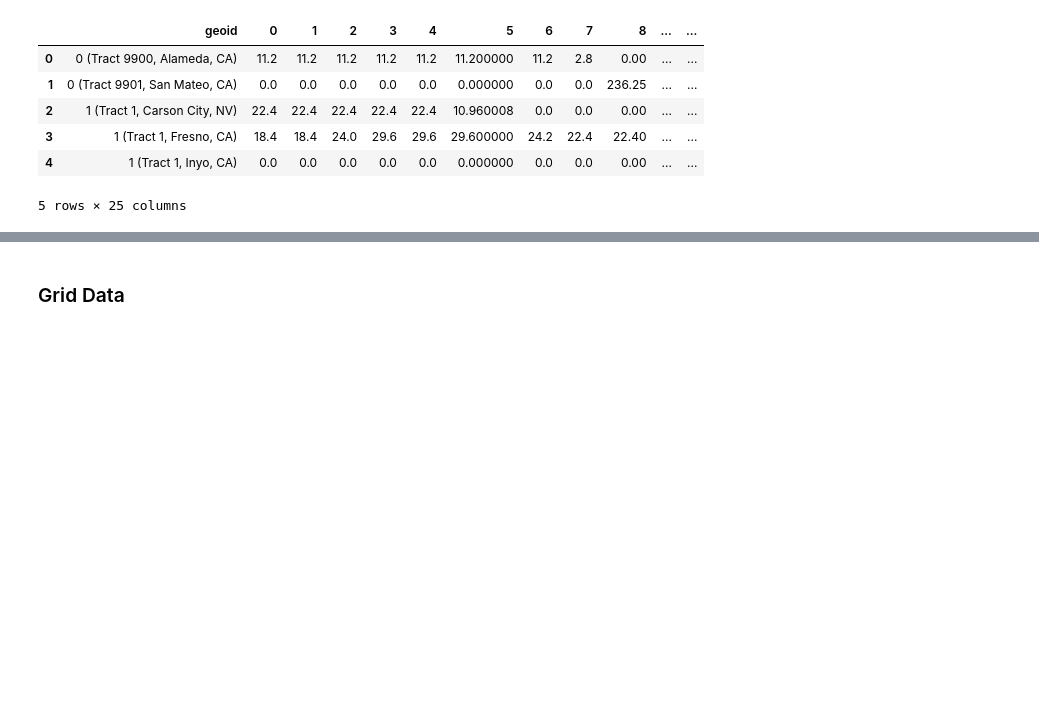
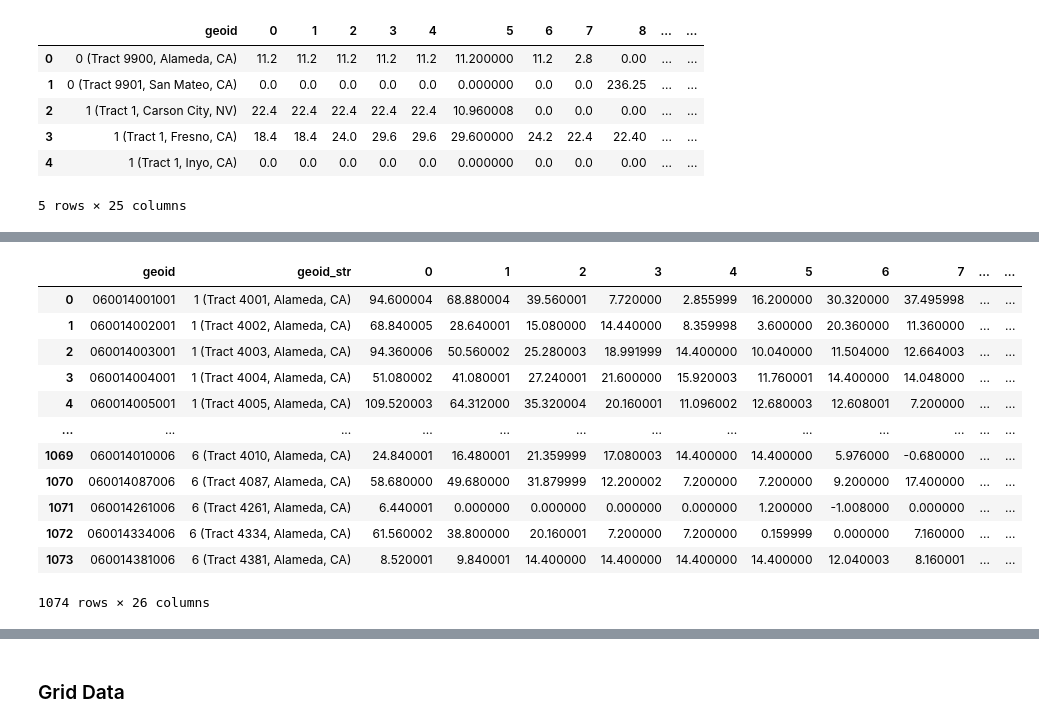
Before and after one commit to lazlop/OptimalChargerPlacement, a Jupyter notebook: notebooks/GridStressAnalysisAlameda.ipynb, the cells around one changed output, grey strips where cells are left out. Cells and saved outputs as stored; diff of their text form; code cells hidden in the pictures; blank space fills up the shorter version.

```diff
--- a/notebooks/GridStressAnalysisAlameda.ipynb
+++ b/notebooks/GridStressAnalysisAlameda.ipynb
@@ -314,7 +336,7 @@ def sum_EVloads_in_blockGrp_for_type(df, charger_type="all"):
 # summed_loads_all = sum_EVloads_in_blockGrp_for_type(hrly, charger_type="all")
 # display(summed_loads_all.head())
 # %%
-def get_clean_EV_load_df(year='2025', chargerType='all', scenario="unmanaged", method="mean"):
+def get_clean_EV_load_df(year='2025', chargerType='all', scenario="unmanaged", method="mean", geoIDStrList=None):
     """
     Returns a cleaned EV load DataFrame
     from file for a given year, charger type, scenario.
@@ -323,6 +345,24 @@ def get_clean_EV_load_df(year='2025', chargerType='all', scenario="unmanaged", m
     EvProjDf = import_ev_projection_df(year, scenario)
     EvProjDf = expand_load_curve_to_hourly(EvProjDf, method=method)
     EvProjDf = sum_EVloads_in_blockGrp_for_type(EvProjDf, charger_type=chargerType)
+    if geoIDStrList is not None:
+        # filter EvProjDf to only geoIDs in geoIDStrList, if EVProjDf does not include them all add them with 0 load in cols ['0'] through ['23']
+        EvProjDf = EvProjDf[EvProjDf['geoid'].isin(geoIDStrList)].copy()
+        missing_geoids = set(geoIDStrList) - set(EvProjDf['geoid'])
+        for missing_geoid in missing_geoids:
+            zero_loads = {str(i): 0 for i in range(24)}
+            new_row = {'geoid': missing_geoid, **zero_loads}
+            EvProjDf = EvProjDf.append(new_row, ignore_index=True)
+
+    # # rename column from 'geoid' to 'geoid_str'
+    # EvProjDf = EvProjDf.rename(columns={"geoid": "geoid_str"})
+    # # Add column for geoid using geoid_str and map from geoid_to_geoidstr_alameda mapping
+    # EvProjDf["geoid"] = EvProjDf["geoid_str"].map(geoidstr_to_geoid_alameda)
+    # # make geoid the first column
+    # cols = EvProjDf.columns.tolist()
+    # cols = ['geoid'] + [col for col in cols if col != 'geoid']
+    # EvProjDf = EvProjDf[cols]
+
     return EvProjDf
 evLoad2035Df = get_clean_EV_load_df(year='2035', chargerType='all', scenario="unmanaged", method="mean")
 display(evLoad2035Df.head())
@@ -336,18 +376,20 @@ display(evLoad2035Df.head())
 | 4 | 1 (Tract 1, Inyo, CA) | 0.0 | 0.0 | 0.0 | 0.0 | 0.0 | 0.000000 | 0.0 | 0.0 | 0.00 | ... | ... |
 5 rows × 25 columns
 # %%
-def get_clean_EV_growth_df(year1='2025', chargerType1='all', scenario1="unmanaged", year2='2035', chargerType2="all", scenario2="managed", method="mean"):
+def get_clean_EV_growth_df(year1='2025', chargerType1='all', scenario1="unmanaged", year2='2035', chargerType2="all", scenario2="managed", method="mean", geoIDStrList=None):
     """
     1. Gets hourly EV load data for two years each with specific scenarios, and charger types
     2. Computes growth from year1 to year2 for each block group given
     """
-    yr1EvProjDf = import_ev_projection_df(year1, scenario1)
-    yr1EvProjDf = expand_load_curve_to_hourly(yr1EvProjDf, method=method)
-    yr1EvProjDf = sum_EVloads_in_blockGrp_for_type(yr1EvProjDf, charger_type=chargerType1)
+    # yr1EvProjDf = import_ev_projection_df(year1, scenario1, geoIDStrList=geoIDStrList)
+    # yr1EvProjDf = expand_load_curve_to_hourly(yr1EvProjDf, method=method)
+    # yr1EvProjDf = sum_EVloads_in_blockGrp_for_type(yr1EvProjDf, charger_type=chargerType1)
+    yr1EvProjDf = get_clean_EV_load_df(year1, scenario1, geoIDStrList=geoIDStrList)
 
-    yr2EvProjDf = import_ev_projection_df(year2, scenario2)
-    yr2EvProjDf = expand_load_curve_to_hourly(yr2EvProjDf, method=method)
-    yr2EvProjDf = sum_EVloads_in_blockGrp_for_type(yr2EvProjDf, charger_type=chargerType2)
+    # yr2EvProjDf = import_ev_projection_df(year2, scenario2, geoIDStrList=geoIDStrList)
+    # yr2EvProjDf = expand_load_curve_to_hourly(yr2EvProjDf, method=method)
+    # yr2EvProjDf = sum_EVloads_in_blockGrp_for_type(yr2EvProjDf, charger_type=chargerType2)
+    yr2EvProjDf = get_clean_EV_load_df(year2, scenario2, geoIDStrList=geoIDStrList)
 
     # # Make a new dataframe and Subtract the hourly values of year 1 from year 2 to get growth
     # growth_df = yr2EvProjDf.copy()
@@ -373,14 +415,25 @@ def get_clean_EV_growth_df(year1='2025', chargerType1='all', scenario1="unmanage
     # --- 2. Sort & align by geoid ---
     df2025_sorted = yr1EvProjDf.sort_values("geoid").reset_index(drop=True)
     df2035_sorted = yr2EvProjDf.sort_values("geoid").reset_index(drop=True)
-
+    print(df2025_sorted)
+    print(df2035_sorted)
     # --- 3. Compute growth (2035 - 2025) ---
     growth_matrix = df2035_sorted[hourly_cols].values - df2025_sorted[hourly_cols].values
-
     growth_df = pd.DataFrame(growth_matrix, columns=hourly_cols)
     growth_df.insert(0, "geoid", df2025_sorted["geoid"].values)
+    # rename column from 'geoid' to 'geoid_str'
+    growth_df = growth_df.rename(columns={"geoid": "geoid_str"})
+
+    # Add column for geoid using geoid_str and map from geoid_to_geoidstr_alameda mapping
+    growth_df["geoid"] = growth_df["geoid_str"].map(geoidstr_to_geoid_alameda)
+    # make geoid the first column
+    cols = growth_df.columns.tolist()
+    cols = ['geoid'] + [col for col in cols if col != 'geoid']
+    growth_df = growth_df[cols]
+
 
     return growth_df
-    return growth_df
-ev_growth_df = get_clean_EV_growth_df(year1='2035', chargerType1='all', scenario1="unmanaged", year2='2035', chargerType2="all", scenario2="unmanaged", method="mean")
+
+ev_growth_df = get_clean_EV_growth_df(year1='2025', chargerType1='all', scenario1="unmanaged", year2='2035', chargerType2="all", scenario2="managed", method="mean", geoIDStrList=alamedaBlocksGeoIdStrList)
+display(ev_growth_df)
 # %% [output]
@@ -388,0 +457,13 @@ ev_growth_df = get_clean_EV_growth_df(year1='2035', chargerType1='all', scenario
+|  | geoid | geoid_str | 0 | 1 | 2 | 3 | 4 | 5 | 6 | 7 | ... | ... |
+| 0 | 060014001001 | 1 (Tract 4001, Alameda, CA) | 94.600004 | 68.880004 | 39.560001 | 7.720000 | 2.855999 | 16.200000 | 30.320000 | 37.495998 | ... | ... |
+| 1 | 060014002001 | 1 (Tract 4002, Alameda, CA) | 68.840005 | 28.640001 | 15.080000 | 14.440000 | 8.359998 | 3.600000 | 20.360000 | 11.360000 | ... | ... |
+| 2 | 060014003001 | 1 (Tract 4003, Alameda, CA) | 94.360006 | 50.560002 | 25.280003 | 18.991999 | 14.400000 | 10.040000 | 11.504000 | 12.664003 | ... | ... |
+| 3 | 060014004001 | 1 (Tract 4004, Alameda, CA) | 51.080002 | 41.080001 | 27.240001 | 21.600000 | 15.920003 | 11.760001 | 14.400000 | 14.048000 | ... | ... |
+| 4 | 060014005001 | 1 (Tract 4005, Alameda, CA) | 109.520003 | 64.312000 | 35.320004 | 20.160001 | 11.096002 | 12.680003 | 12.608001 | 7.200000 | ... | ... |
+| ... | ... | ... | ... | ... | ... | ... | ... | ... | ... | ... | ... | ... |
+| 1069 | 060014010006 | 6 (Tract 4010, Alameda, CA) | 24.840001 | 16.480001 | 21.359999 | 17.080003 | 14.400000 | 14.400000 | 5.976000 | -0.680000 | ... | ... |
+| 1070 | 060014087006 | 6 (Tract 4087, Alameda, CA) | 58.680000 | 49.680000 | 31.879999 | 12.200002 | 7.200000 | 7.200000 | 9.200000 | 17.400000 | ... | ... |
+| 1071 | 060014261006 | 6 (Tract 4261, Alameda, CA) | 6.440001 | 0.000000 | 0.000000 | 0.000000 | 0.000000 | 1.200000 | -1.008000 | 0.000000 | ... | ... |
+| 1072 | 060014334006 | 6 (Tract 4334, Alameda, CA) | 61.560002 | 38.800000 | 20.160001 | 7.200000 | 7.200000 | 0.159999 | 0.000000 | 7.160000 | ... | ... |
+| 1073 | 060014381006 | 6 (Tract 4381, Alameda, CA) | 8.520001 | 9.840001 | 14.400000 | 14.400000 | 14.400000 | 14.400000 | 12.040003 | 8.160001 | ... | ... |
+1074 rows × 26 columns
```
Also changed, not shown: parts of 6 cells of this notebook, 4 other files.
